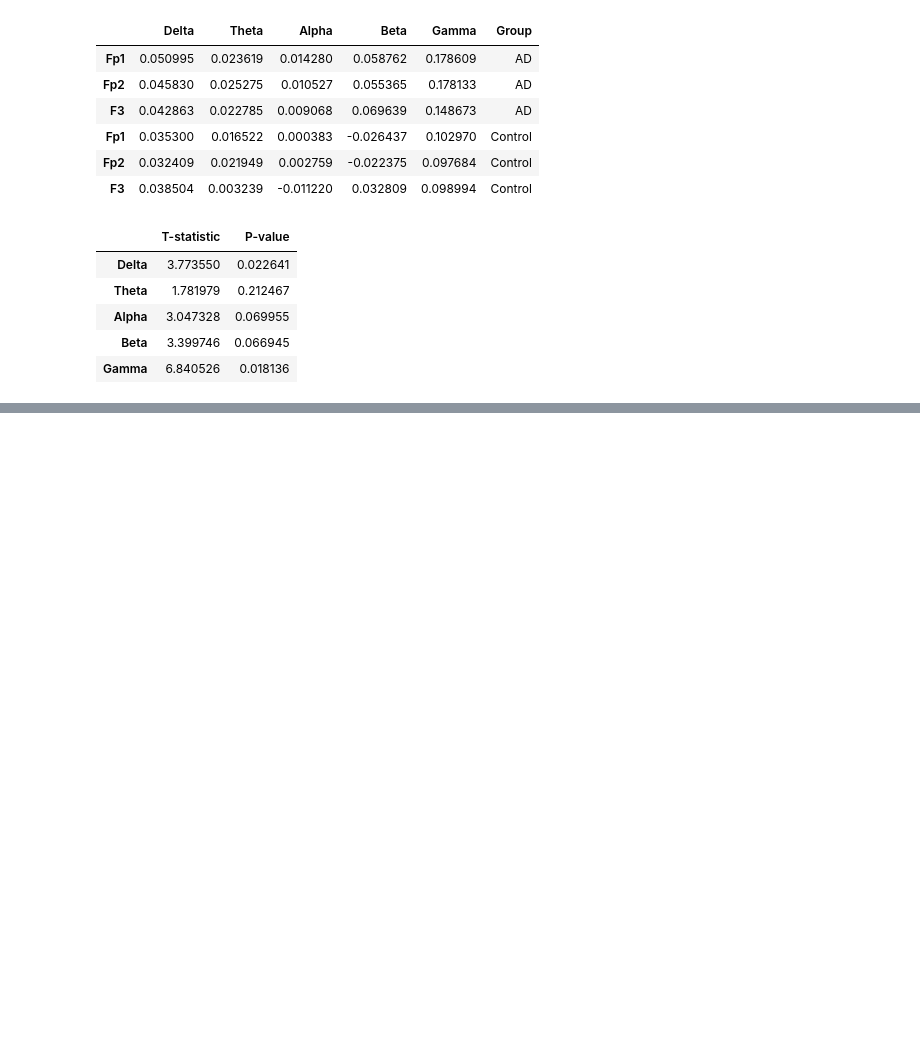
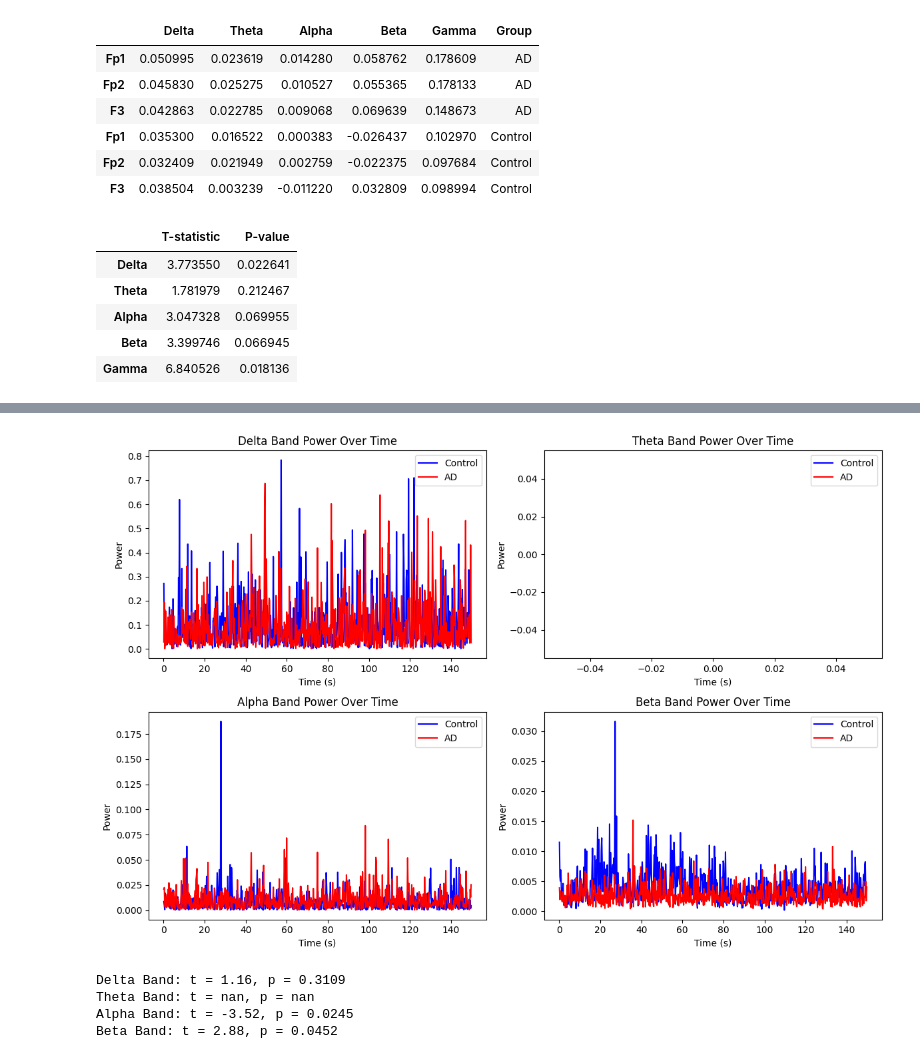
Before and after one commit to gkao25/cogs118c-final-project, a Jupyter notebook: code new.ipynb, the cells around one changed output, grey strips where cells are left out. Drawn from its saved outputs; the diff is of its cells as text; code cells hidden in the pictures; blank space fills up the shorter version.

```diff
--- a/code new.ipynb
+++ b/code new.ipynb
@@ -99,0 +166,60 @@ df_t_tests
+# %%
+import numpy as np
+from scipy.signal import spectrogram
+
+# Define EEG frequency bands
+BANDS = {
+    "Delta": (1, 4),
+    "Theta": (4, 7),
+    "Alpha": (8, 13),
+    "Beta": (13, 30)
+}
+
+# Compute spectrograms for Control and AD
+fs = 1000  # Sampling frequency
+frequencies, times, Sxx_control = spectrogram(normalized_Control, fs=fs, nperseg=256)
+_, _, Sxx_ad = spectrogram(normalized_AD, fs=fs, nperseg=256)
+
+# Function to extract band power
+def extract_band_power(Sxx, freqs, band):
+    """Compute the average power in a given frequency band."""
+    f_min, f_max = BANDS[band]
+    band_indices = np.where((freqs >= f_min) & (freqs <= f_max))[0]
+    return np.mean(Sxx[:, band_indices, :], axis=1)  # Averaging over frequencies
+
+# Extract power for each band
+band_power_control = {band: extract_band_power(Sxx_control, frequencies, band) for band in BANDS}
+band_power_ad = {band: extract_band_power(Sxx_ad, frequencies, band) for band in BANDS}
+# %%
+import matplotlib.pyplot as plt
+
+fig, axs = plt.subplots(2, 2, figsize=(12, 8))
+
+for i, (band, power_control) in enumerate(band_power_control.items()):
+    power_ad = band_power_ad[band]
+
+    ax = axs[i // 2, i % 2]  # Arrange in a 2x2 grid
+    ax.plot(times, np.mean(power_control, axis=0), label="Control", color='blue')
+    ax.plot(times, np.mean(power_ad, axis=0), label="AD", color='red')
+    ax.set_title(f"{band} Band Power Over Time")
+    ax.set_xlabel("Time (s)")
+    ax.set_ylabel("Power")
+    ax.legend()
+
+plt.tight_layout()
+plt.show()
+# %% [output]
+[figure, added]
+# %%
+from scipy.stats import ttest_ind
+
+for band in BANDS:
+    t_stat, p_value = ttest_ind(np.mean(band_power_control[band], axis=1),
+                                np.mean(band_power_ad[band], axis=1))
+
+    print(f"{band} Band: t = {t_stat:.2f}, p = {p_value:.4f}")
+# %% [output]
+Delta Band: t = 1.16, p = 0.3109
+Theta Band: t = nan, p = nan
+Alpha Band: t = -3.52, p = 0.0245
+Beta Band: t = 2.88, p = 0.0452
```
Also changed, not shown: parts of 6 cells of this notebook.
